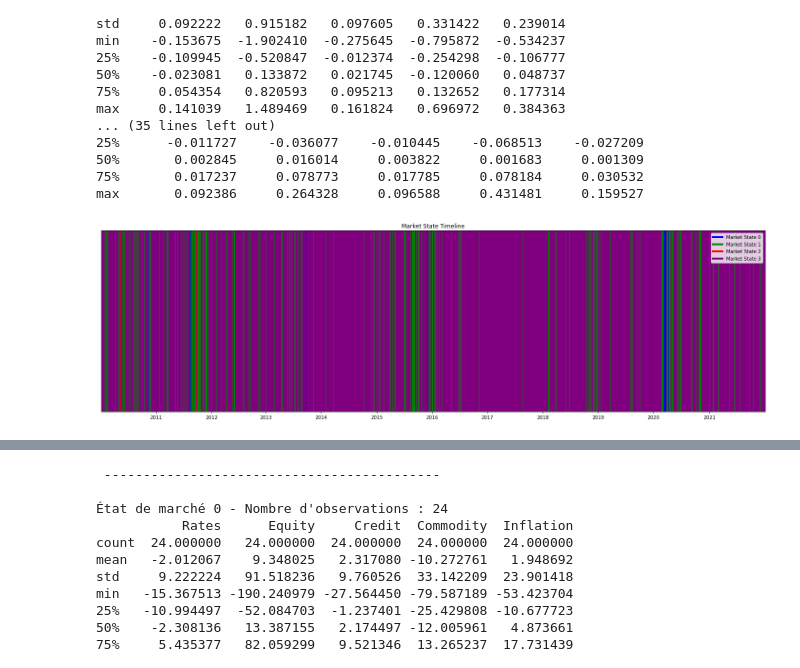
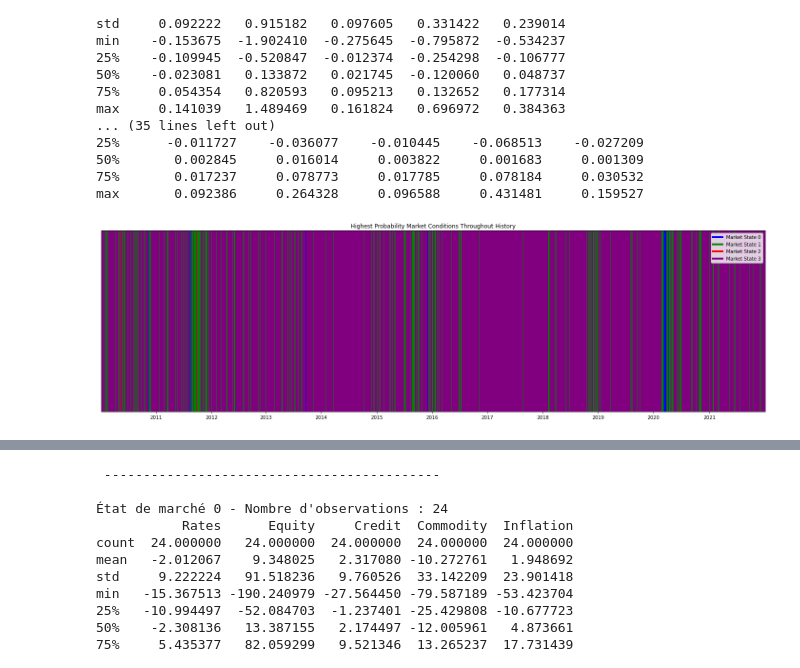
Before and after one commit to WilliamB111/BNY-Markets-Regime-Project-127, a Jupyter notebook: GMM.ipynb, the cells around one changed output, grey strips where cells are left out. Saved outputs shown, nothing was run; the diff lists cells and outputs as text; code cells hidden in the pictures.

```diff
--- a/GMM.ipynb
+++ b/GMM.ipynb
@@ -377,35 +377,35 @@ fig, ax = plt.subplots(figsize=(25, 7))
 rectangle_height = 1
 
 # Tracé des rectangles pour chaque date
 for i, date in enumerate(res.index):
     # Déterminer la couleur en fonction du régime de marché
     market_state = str(int(res.at[date, 'Market_State']))  # Conversion en chaîne après conversion en entier
     color = colors[market_state]
 
     # Création du rectangle
     rect = patches.Rectangle((i, 0), 1, rectangle_height, color=color)
     ax.add_patch(rect)
 
 # Configuration de l'axe des x pour afficher uniquement les années
 years = [date.year for date in res.index]
 change_years = [i for i in range(1, len(years)) if years[i] != years[i-1]]
 ax.set_xticks(change_years)
 ax.set_xticklabels([years[i] for i in change_years])
 
 # Configuration des limites de l'axe
 ax.set_xlim(0, len(res))
 ax.set_ylim(0, rectangle_height)
 ax.set_yticks([])  # Pas de marques sur l'axe des y
 
 # Création d'une légende pour les états de marché
 legend_elements = [Line2D([0], [0], color=color, lw=4, label=f'Market State {state}') for state, color in colors.items()]
 ax.legend(handles=legend_elements, loc='upper right')
 
 # Titre et affichage du graphique
-ax.set_title('Market State Timeline')
+ax.set_title('Highest Probability Market Conditions Throughout History')
 plt.show()
 # %% [output]
-[figure, old version]
+[figure, new version]
 # %%
 #Résultats en pourcentage
 res_pct=res_annuel.copy(deep=True)
```
Also changed, not shown: parts of 2 cells of this notebook.
